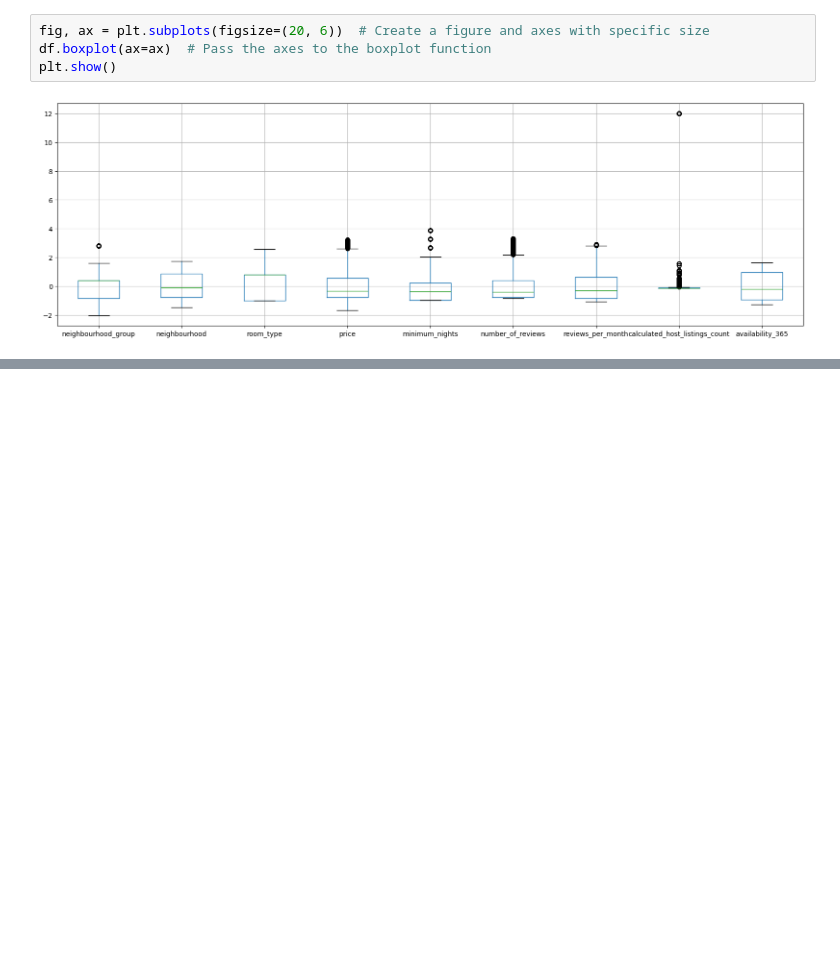
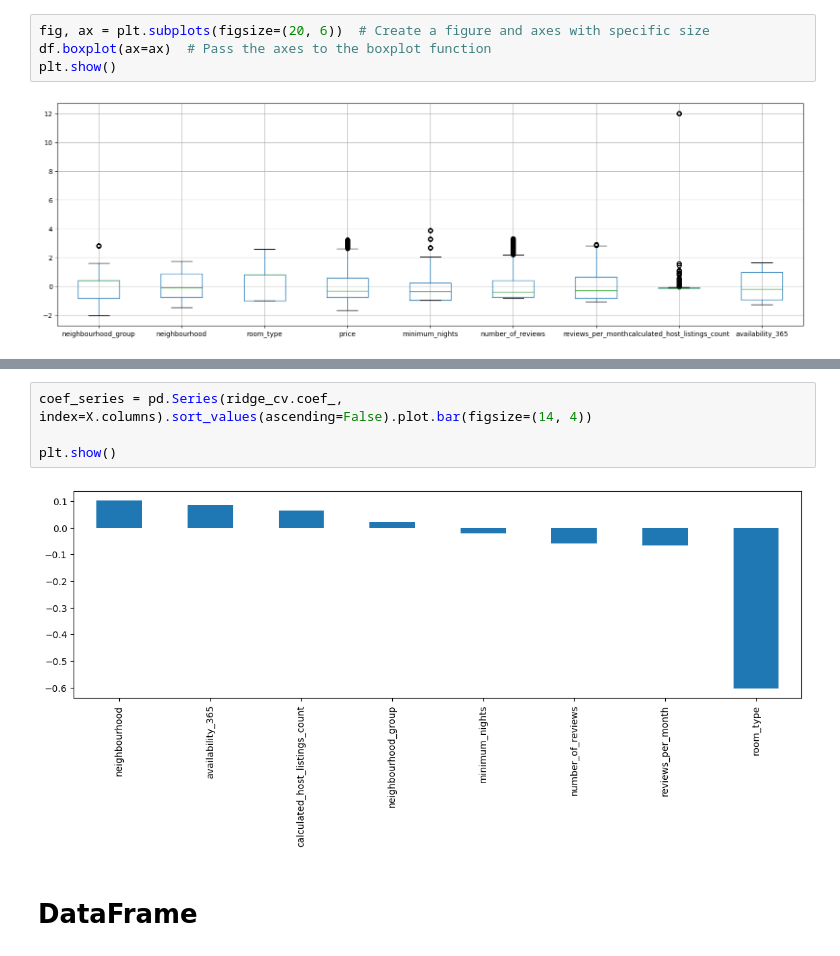
Before and after one commit to anderrow/DataScience, a Jupyter notebook: AIRBNB_Data.ipynb, the cells around one changed output, grey strips where cells are left out. Drawn from its saved outputs; the diff is of its cells as text; blank space fills up the shorter version.

```diff
--- a/AIRBNB_Data.ipynb
+++ b/AIRBNB_Data.ipynb
@@ -207,0 +333,8 @@ plt.show()
+# %%
+coef_series = pd.Series(ridge_cv.coef_, index=X.columns).sort_values(ascending=False).plot.bar(figsize=(14, 4))
+
+plt.show()
+# %% [output]
+[figure, added]
+# %% [markdown]
+# DataFrame
```
Also changed, not shown: parts of 20 cells of this notebook.
